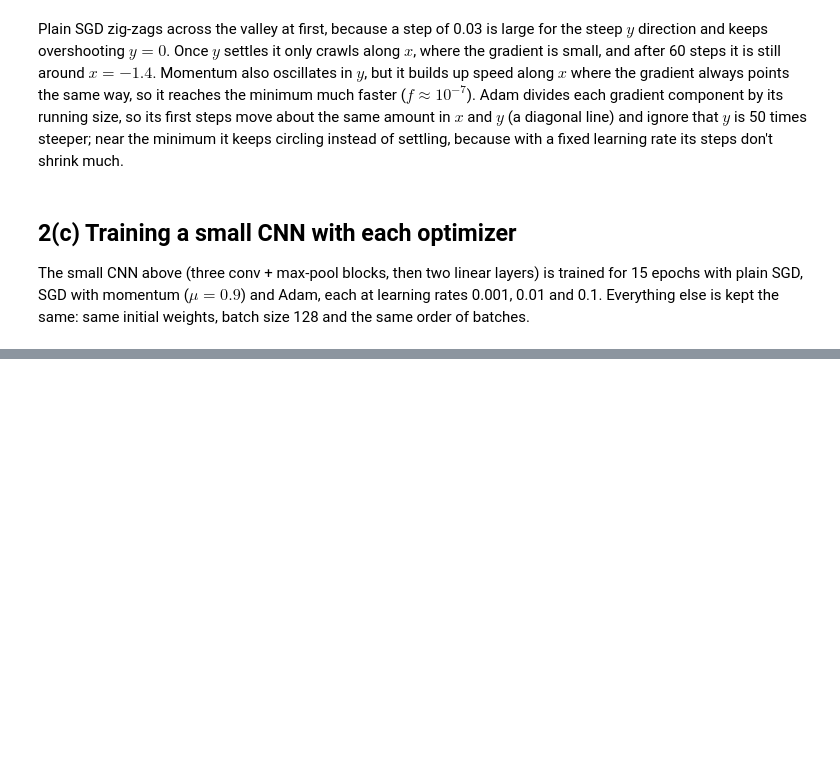
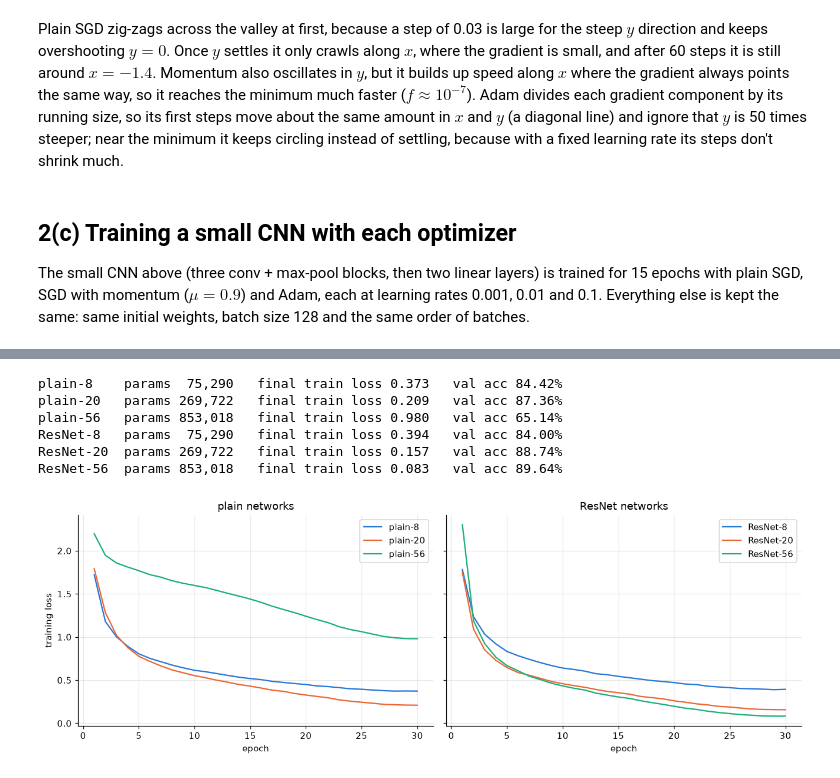
Before and after one commit to HimethW/EN4554-Assignment_2-on-CNNs, a Jupyter notebook: a02.ipynb, the cells around one changed output, grey strips where cells are left out. Drawn from its saved outputs; the diff is of its cells as text; code cells hidden in the pictures; blank space fills up the shorter version.

```diff
--- a/a02.ipynb
+++ b/a02.ipynb
@@ -41,7 +41,7 @@ torch.backends.cudnn.benchmark = True
 plt.rcParams.update({
     "figure.dpi": 110, "axes.grid": True, "grid.alpha": 0.3,
     "axes.spines.top": False, "axes.spines.right": False,
-    "axes.prop_cycle": plt.cycler(color=["#2a78d6", "#eb6834", "#1baf7a", "#eda100", "#e87ba4", "#6250d6"]),
+    "axes.prop_cycle": plt.cycler(color=["#2a78d6", "#eb6834", "#1baf7a", "#eda100", "#e87ba4", "#008300", "#6250d6", "#e34948"]),
 })
 # %%
 cifar = torchvision.datasets.CIFAR10(DATA_DIR, train=True, download=True)
@@ -532,0 +664,68 @@ Each optimizer has a different best learning rate: 0.1 for plain SGD (73%), 0.01
+# %%
+class Block(nn.Module):
+    def __init__(self, c_in, c_out, stride, residual):
+        super().__init__()
+        self.conv1 = nn.Conv2d(c_in, c_out, 3, stride, 1, bias=False)
+        self.bn1 = nn.BatchNorm2d(c_out)
+        self.conv2 = nn.Conv2d(c_out, c_out, 3, 1, 1, bias=False)
+        self.bn2 = nn.BatchNorm2d(c_out)
+        self.residual, self.stride, self.extra = residual, stride, c_out - c_in
+
+    def forward(self, x):
+        out = self.bn2(self.conv2(F.relu(self.bn1(self.conv1(x)))))
+        if self.residual:
+            shortcut = x[:, :, ::self.stride, ::self.stride]
+            out = out + F.pad(shortcut, (0, 0, 0, 0, 0, self.extra))  # zero-pad the new channels
+        return F.relu(out)
+
+
+class CifarNet(nn.Module):
+    def __init__(self, depth, residual):
+        super().__init__()
+        n = (depth - 2) // 6
+        layers = [nn.Conv2d(3, 16, 3, padding=1, bias=False), nn.BatchNorm2d(16), nn.ReLU()]
+        c_in = 16
+        for stage, c_out in enumerate([16, 32, 64]):
+            for i in range(n):
+                layers.append(Block(c_in, c_out, 2 if stage > 0 and i == 0 else 1, residual))
+                c_in = c_out
+        self.features = nn.Sequential(*layers)
+        self.fc = nn.Linear(64, 10)
+        for m in self.modules():
+            if isinstance(m, (nn.Conv2d, nn.Linear)):
+                nn.init.kaiming_normal_(m.weight, mode="fan_out", nonlinearity="relu")
+
+    def forward(self, x):
+        return self.fc(self.features(x).mean(dim=(2, 3)))
+
+
+depth_hist = {}
+for residual in [False, True]:
+    for depth in [8, 20, 56]:
+        set_seed()
+        model = CifarNet(depth, residual).to(device)
+        opt = torch.optim.SGD(model.parameters(), lr=0.1, momentum=0.9, weight_decay=1e-4)
+        name = f"{'ResNet' if residual else 'plain'}-{depth}"
+        depth_hist[name] = fit(model, opt, n_epochs(30), X_train, y_train, augment=flip_crop, warmup_epochs=1)
+        print(f"{name:<10} params {sum(p.numel() for p in model.parameters()):>7,}   "
+              f"final train loss {depth_hist[name]['train_loss'][-1]:.3f}   val acc {depth_hist[name]['val_acc'][-1]:.2%}")
+# %% [output]
+plain-8    params  75,290   final train loss 0.373   val acc 84.42%
+plain-20   params 269,722   final train loss 0.209   val acc 87.36%
+plain-56   params 853,018   final train loss 0.980   val acc 65.14%
+ResNet-8   params  75,290   final train loss 0.394   val acc 84.00%
+ResNet-20  params 269,722   final train loss 0.157   val acc 88.74%
+ResNet-56  params 853,018   final train loss 0.083   val acc 89.64%
+# %%
+fig, axes = plt.subplots(1, 2, figsize=(12, 4.2), sharey=True)
+for ax, family in zip(axes, ["plain", "ResNet"]):
+    for depth in [8, 20, 56]:
+        loss = depth_hist[f"{family}-{depth}"]["train_loss"]
+        ax.plot(range(1, len(loss) + 1), loss, label=f"{family}-{depth}")
+    ax.set(xlabel="epoch", title=f"{family} networks")
+    ax.legend()
+axes[0].set_ylabel("training loss")
+plt.tight_layout()
+plt.show()
+# %% [output]
+[figure, added]
```
Also changed, not shown: parts of 10 cells of this notebook.
